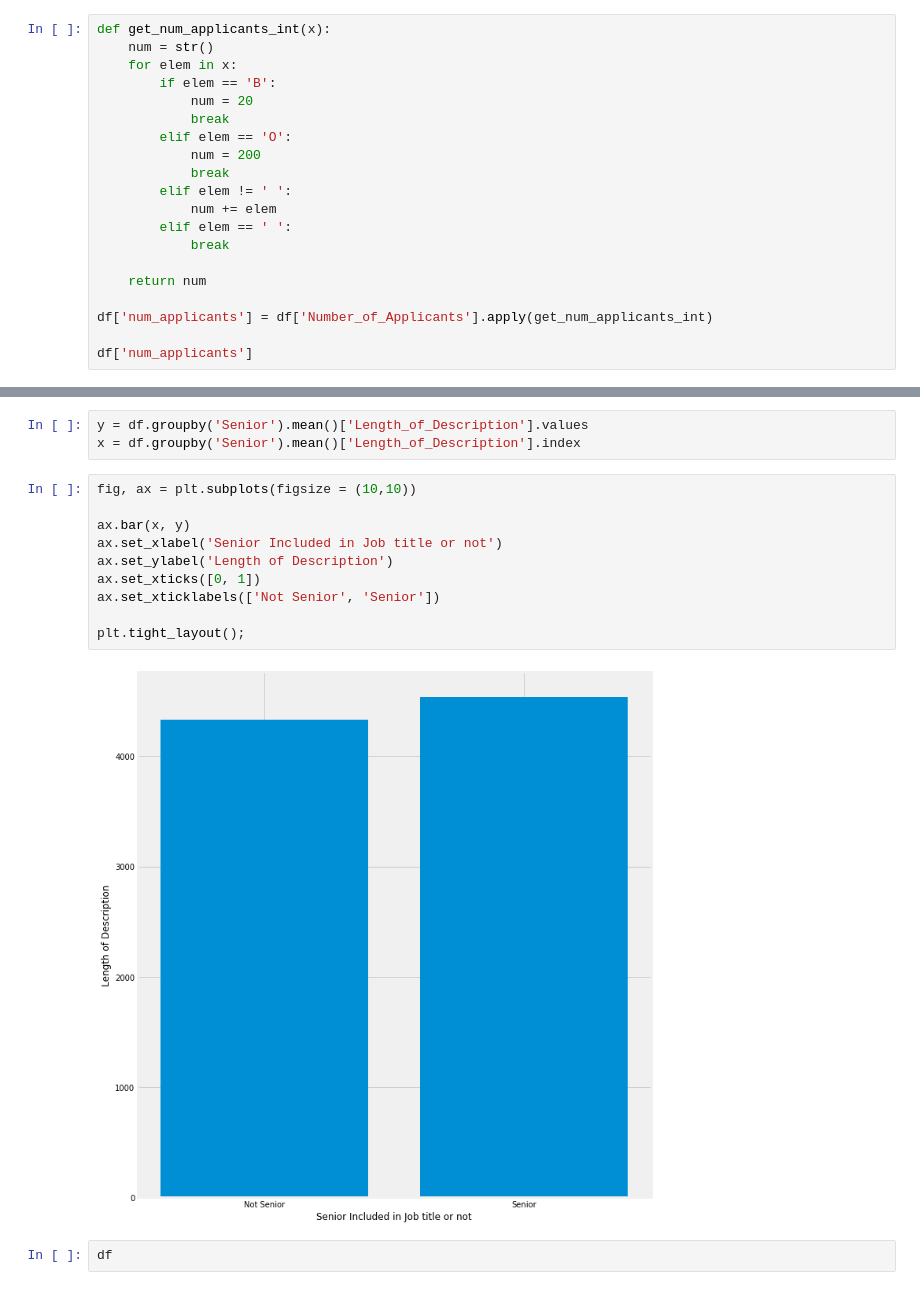
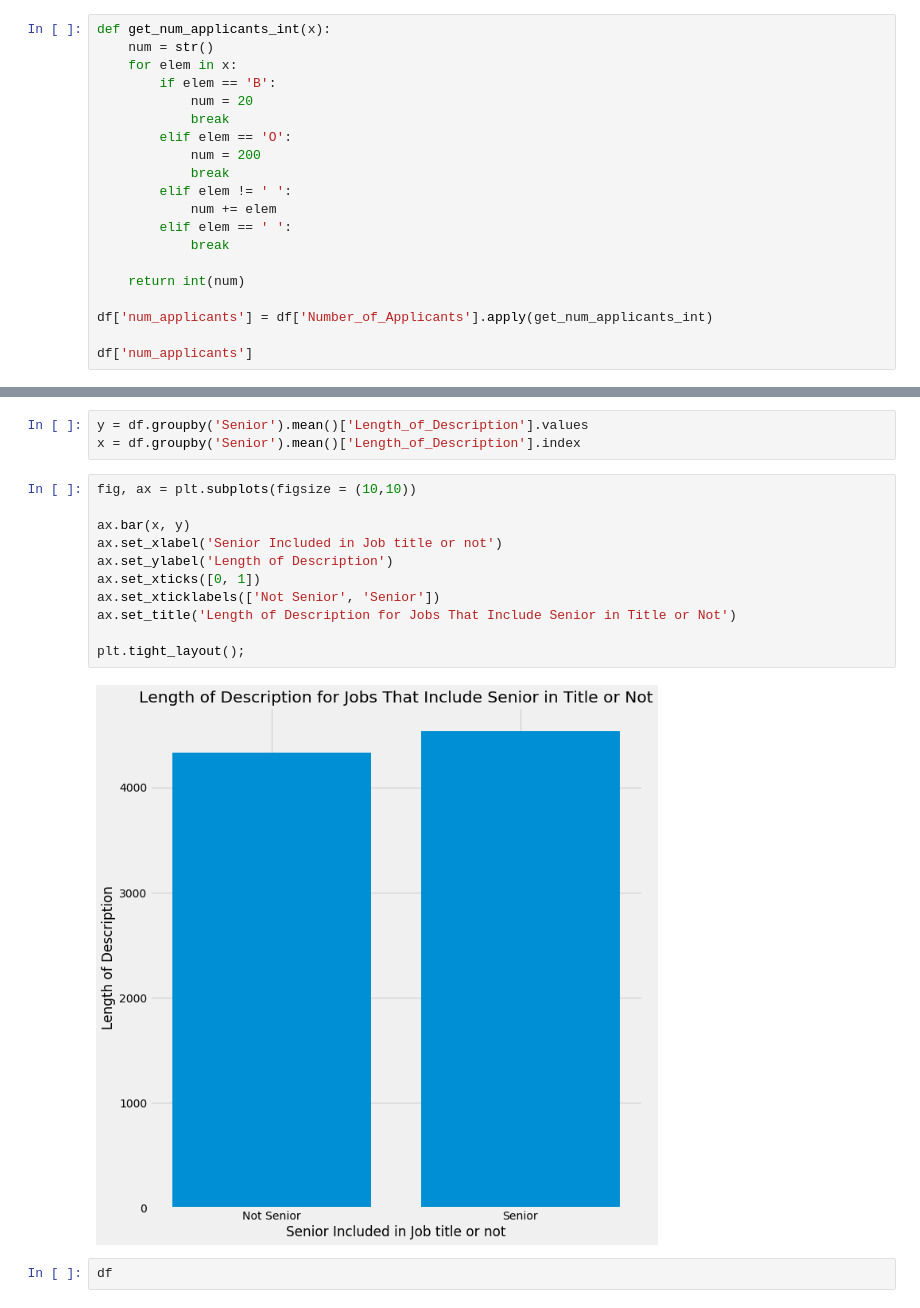
Before and after one commit to Joshmantova/Data_science_job_market_analysis_project, a Jupyter notebook: notebooks/analysis_exploration2.ipynb, the cells around one changed output, grey strips where cells are left out. Drawn from its saved outputs; the diff is of its cells as text.

Commit message:
Added eda and started graphing script

```diff
--- a/notebooks/analysis_exploration2.ipynb
+++ b/notebooks/analysis_exploration2.ipynb
@@ -132,7 +132,7 @@ def get_num_applicants_int(x):
         elif elem == ' ':
             break
 
-    return num
+    return int(num)
 
 df['num_applicants'] = df['Number_of_Applicants'].apply(get_num_applicants_int)
 
@@ -246,15 +246,16 @@ x = df.groupby('Senior').mean()['Length_of_Description'].index
 # %%
 fig, ax = plt.subplots(figsize = (10,10))
 
 ax.bar(x, y)
 ax.set_xlabel('Senior Included in Job title or not')
 ax.set_ylabel('Length of Description')
 ax.set_xticks([0, 1])
 ax.set_xticklabels(['Not Senior', 'Senior'])
+ax.set_title('Length of Description for Jobs That Include Senior in Title or Not')
 
 plt.tight_layout();
 # %% [output]
-[figure, old version]
+[figure, new version]
 # %%
 df
 # %% [output]
```
Also changed, not shown: parts of 12 cells of this notebook, 4 other files.
